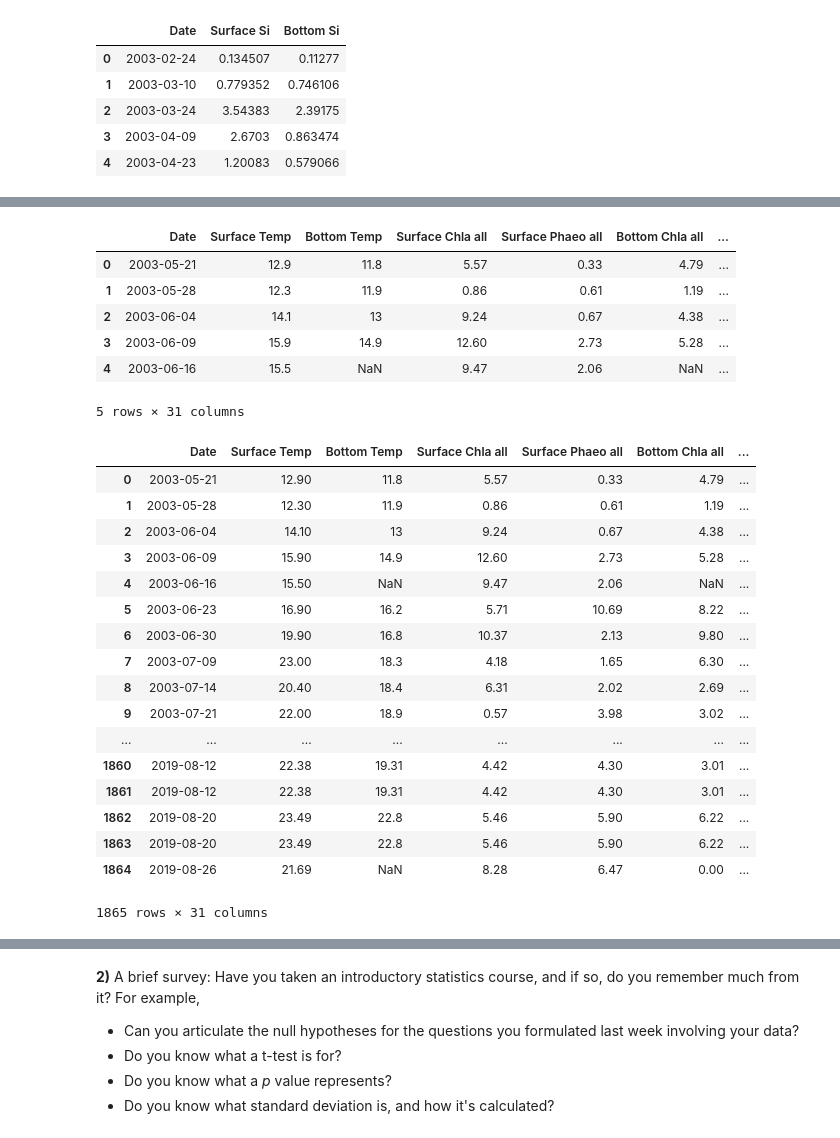
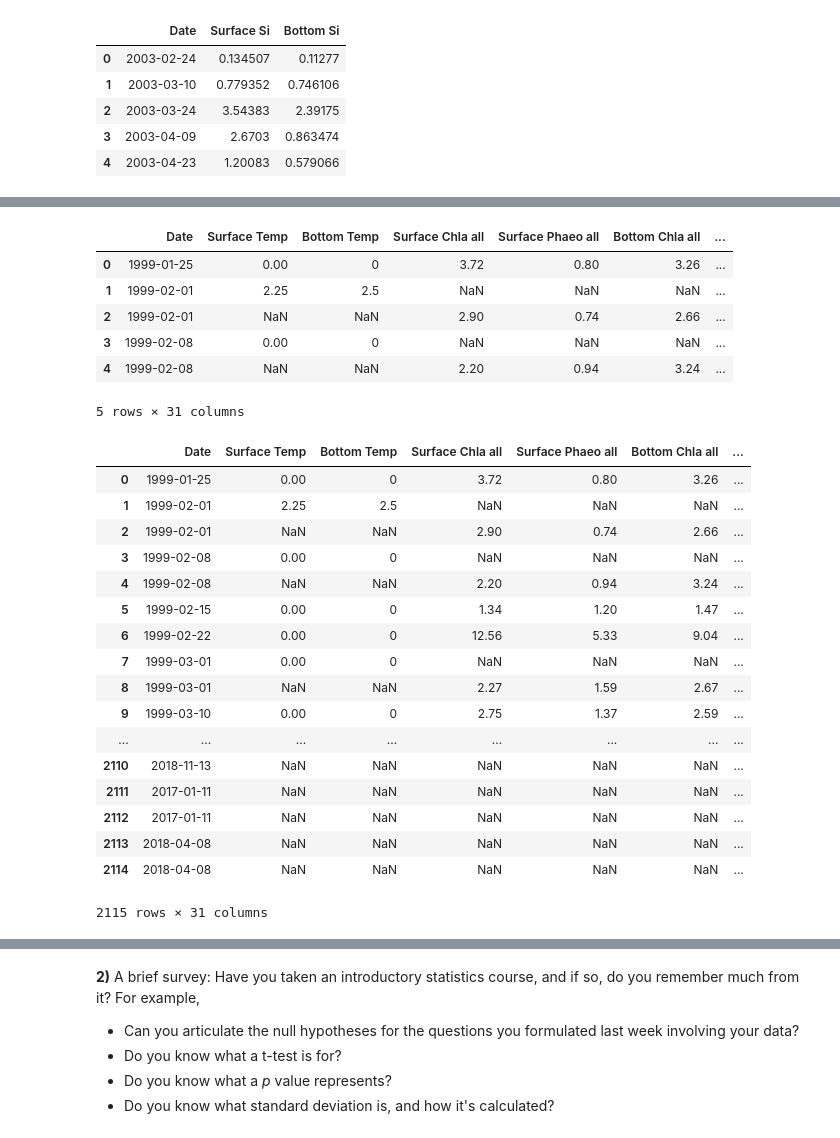
Before and after one commit to Angela-Stahl/uri_csc593, a Jupyter notebook: homework/Assignment 6.ipynb, the cells around one changed output, grey strips where cells are left out. Saved outputs shown, nothing was run; the diff lists cells and outputs as text; code cells hidden in the pictures.

```diff
--- a/homework/Assignment 6.ipynb
+++ b/homework/Assignment 6.ipynb
@@ -18,8 +18,6 @@ print(colnames4)
 ###read in dataset with the col names that was just made
 environ_data=pd.read_csv('../AStahl Dataset/PhysicalData_9.23.2019 .csv', encoding='latin',
                          names=colnames4, skiprows=2)
-###remove the last unwated 'notes' rows/unwanted data
-environ_data=environ_data.iloc[:,:-7]
 ###only pulling the columns I want to use
 environ_data=environ_data.iloc[:,[3,6,7]]
 environ_data.head()
@@ -131,9 +129,10 @@ count_data.head()
 | 4 | 1999-02-22 00:00:00 | 163500.0 | 0.0 | 0 | 0.0 | ... |
 # %%
 #merging some above datasets
-data1=pd.merge(environ_data, chl_data, on=['Date'])
+data1=pd.merge(environ_data, chl_data, on=['Date'], how='outer')
 data1.head()
 #fixing the Date format for environ and chl
+data1=data1[data1.Date!='*data missing']
 data1['Date'] =  pd.to_datetime(data1['Date'],
                               format='%d-%b-%y')
 data1
@@ -159,6 +158,6 @@ Name: Date, Length: 924, dtype: datetime64[ns]
 # %%
 #merging more datasets
-data2=pd.merge(Si_data, NandP_data, on=['Date'])
+data2=pd.merge(Si_data, NandP_data, on=['Date'], how='outer')
 data2.head(15)
 
 #fixing the date format for Si and N/P
@@ -186,6 +185,6 @@ Name: Date, Length: 561, dtype: datetime64[ns]
 # %%
 #merging the first 4 datasets
-data3=pd.merge(data1,data2, on=['Date'])
+data3=pd.merge(data1,data2, on=['Date'], how='outer')
 data3
 # %% [output]
 |  | Date | Surface Temp | Bottom Temp | Surface Chla all | Surface Phaeo all | Bottom Chla all | ... |
@@ -236,15 +235,15 @@ memory usage: 136.3+ KB
 | 4 | 1999-02-22 | 163500.0 | 0.0 | 0 | 0.0 | ... |
 # %%
 #final merge of all datasets
-data=pd.merge(data3,count_data, on=['Date'])
+data=pd.merge(data3,count_data, on=['Date'], how='outer')
 data.head()
 # %% [output]
 |  | Date | Surface Temp | Bottom Temp | Surface Chla all | Surface Phaeo all | Bottom Chla all | ... |
-| 0 | 2003-05-21 | 12.9 | 11.8 | 5.57 | 0.33 | 4.79 | ... |
-| 1 | 2003-05-28 | 12.3 | 11.9 | 0.86 | 0.61 | 1.19 | ... |
-| 2 | 2003-06-04 | 14.1 | 13 | 9.24 | 0.67 | 4.38 | ... |
-| 3 | 2003-06-09 | 15.9 | 14.9 | 12.60 | 2.73 | 5.28 | ... |
-| 4 | 2003-06-16 | 15.5 | NaN | 9.47 | 2.06 | NaN | ... |
+| 0 | 1999-01-25 | 0.00 | 0 | 3.72 | 0.80 | 3.26 | ... |
+| 1 | 1999-02-01 | 2.25 | 2.5 | NaN | NaN | NaN | ... |
+| 2 | 1999-02-01 | NaN | NaN | 2.90 | 0.74 | 2.66 | ... |
+| 3 | 1999-02-08 | 0.00 | 0 | NaN | NaN | NaN | ... |
+| 4 | 1999-02-08 | NaN | NaN | 2.20 | 0.94 | 3.24 | ... |
 5 rows × 31 columns
 # %%
 #I am not looking to fill in any data so I don't want to use the  fillna function
@@ -256,23 +255,23 @@ data.dropna(how='all')
      ##to do statistical analysis?
 # %% [output]
 |  | Date | Surface Temp | Bottom Temp | Surface Chla all | Surface Phaeo all | Bottom Chla all | ... |
-| 0 | 2003-05-21 | 12.90 | 11.8 | 5.57 | 0.33 | 4.79 | ... |
-| 1 | 2003-05-28 | 12.30 | 11.9 | 0.86 | 0.61 | 1.19 | ... |
-| 2 | 2003-06-04 | 14.10 | 13 | 9.24 | 0.67 | 4.38 | ... |
-| 3 | 2003-06-09 | 15.90 | 14.9 | 12.60 | 2.73 | 5.28 | ... |
-| 4 | 2003-06-16 | 15.50 | NaN | 9.47 | 2.06 | NaN | ... |
-| 5 | 2003-06-23 | 16.90 | 16.2 | 5.71 | 10.69 | 8.22 | ... |
-| 6 | 2003-06-30 | 19.90 | 16.8 | 10.37 | 2.13 | 9.80 | ... |
-| 7 | 2003-07-09 | 23.00 | 18.3 | 4.18 | 1.65 | 6.30 | ... |
-| 8 | 2003-07-14 | 20.40 | 18.4 | 6.31 | 2.02 | 2.69 | ... |
-| 9 | 2003-07-21 | 22.00 | 18.9 | 0.57 | 3.98 | 3.02 | ... |
+| 0 | 1999-01-25 | 0.00 | 0 | 3.72 | 0.80 | 3.26 | ... |
+| 1 | 1999-02-01 | 2.25 | 2.5 | NaN | NaN | NaN | ... |
+| 2 | 1999-02-01 | NaN | NaN | 2.90 | 0.74 | 2.66 | ... |
+| 3 | 1999-02-08 | 0.00 | 0 | NaN | NaN | NaN | ... |
+| 4 | 1999-02-08 | NaN | NaN | 2.20 | 0.94 | 3.24 | ... |
+| 5 | 1999-02-15 | 0.00 | 0 | 1.34 | 1.20 | 1.47 | ... |
+| 6 | 1999-02-22 | 0.00 | 0 | 12.56 | 5.33 | 9.04 | ... |
+| 7 | 1999-03-01 | 0.00 | 0 | NaN | NaN | NaN | ... |
+| 8 | 1999-03-01 | NaN | NaN | 2.27 | 1.59 | 2.67 | ... |
+| 9 | 1999-03-10 | 0.00 | 0 | 2.75 | 1.37 | 2.59 | ... |
 | ... | ... | ... | ... | ... | ... | ... | ... |
-| 1860 | 2019-08-12 | 22.38 | 19.31 | 4.42 | 4.30 | 3.01 | ... |
-| 1861 | 2019-08-12 | 22.38 | 19.31 | 4.42 | 4.30 | 3.01 | ... |
-| 1862 | 2019-08-20 | 23.49 | 22.8 | 5.46 | 5.90 | 6.22 | ... |
-| 1863 | 2019-08-20 | 23.49 | 22.8 | 5.46 | 5.90 | 6.22 | ... |
-| 1864 | 2019-08-26 | 21.69 | NaN | 8.28 | 6.47 | 0.00 | ... |
+| 2110 | 2018-11-13 | NaN | NaN | NaN | NaN | NaN | ... |
+| 2111 | 2017-01-11 | NaN | NaN | NaN | NaN | NaN | ... |
+| 2112 | 2017-01-11 | NaN | NaN | NaN | NaN | NaN | ... |
+| 2113 | 2018-04-08 | NaN | NaN | NaN | NaN | NaN | ... |
+| 2114 | 2018-04-08 | NaN | NaN | NaN | NaN | NaN | ... |
-1865 rows × 31 columns
+2115 rows × 31 columns
 # %%
 #removing duplicates
 data.duplicated()
```
Also changed, not shown: parts of 5 cells of this notebook, 2 other files.
